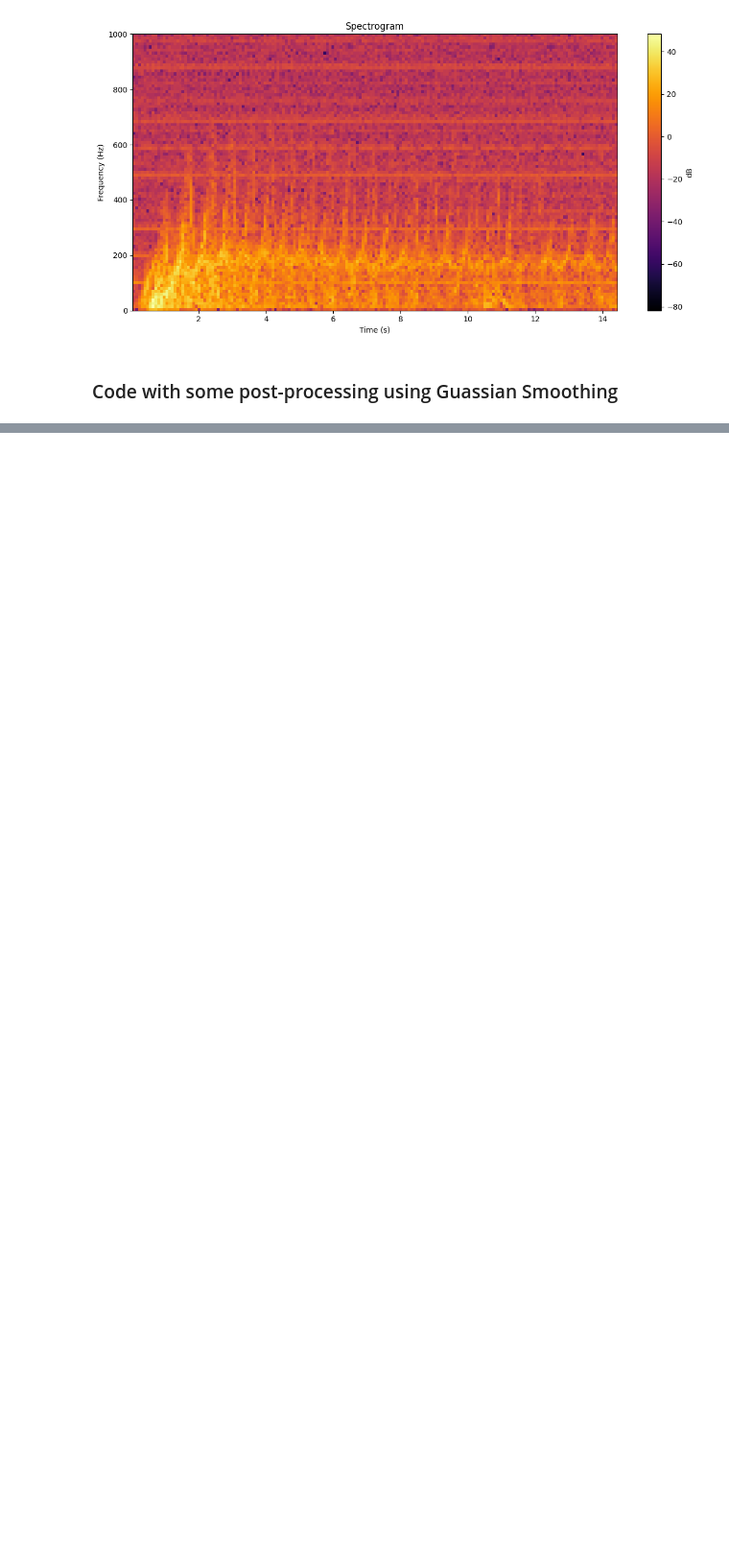
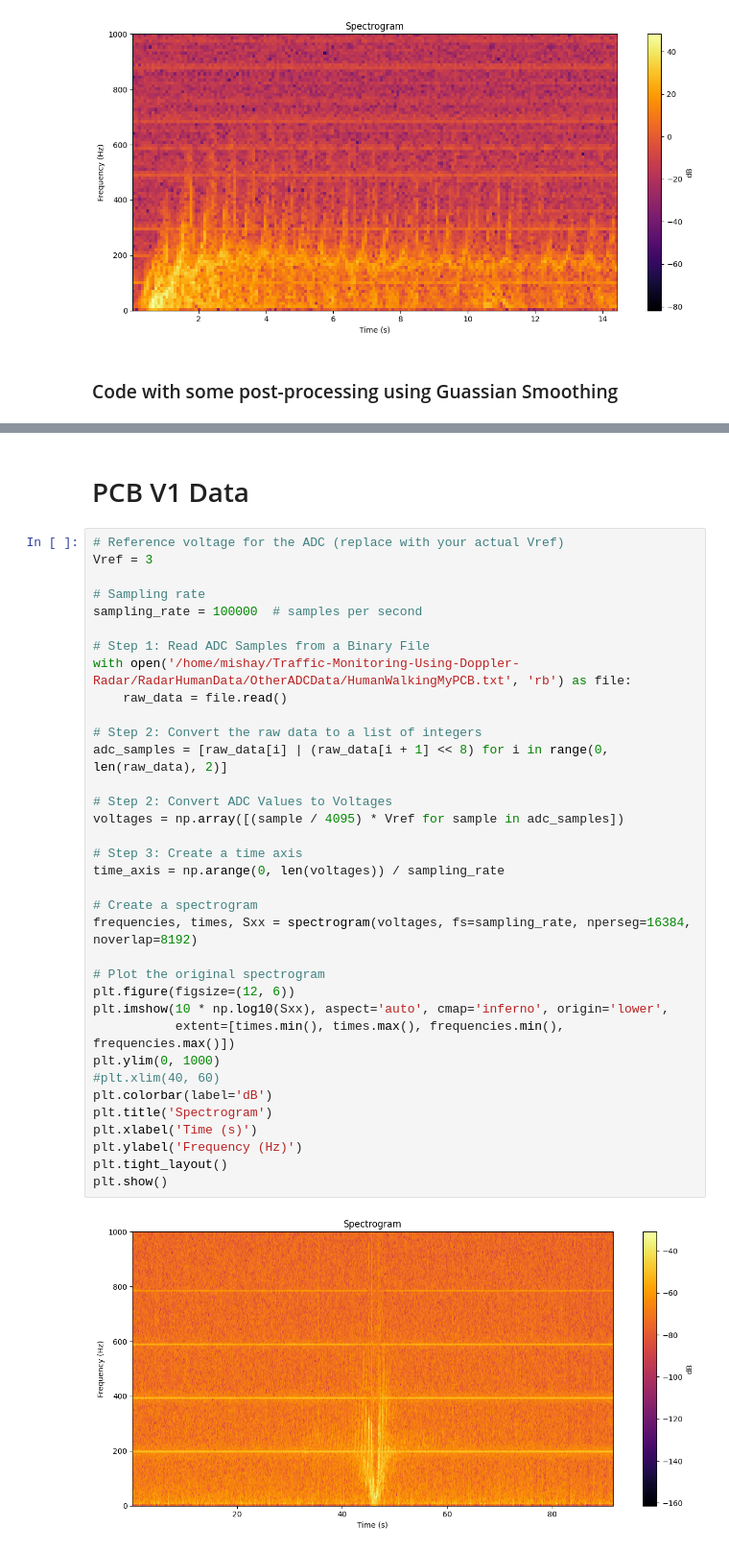
Before and after one commit to MishayNaidoo/Traffic-Monitoring-Using-Doppler-Radar, a Jupyter notebook: RadarHumanData/SpectrogramPlotter.ipynb, the cells around one changed output, grey strips where cells are left out. Shown at 96% size. Cells and saved outputs as stored; diff of their text form; blank space fills up the shorter version.

```diff
--- a/RadarHumanData/SpectrogramPlotter.ipynb
+++ b/RadarHumanData/SpectrogramPlotter.ipynb
@@ -75,0 +152,39 @@ plt.show()
+# %% [markdown]
+# PCB V1 Data
+# %%
+# Reference voltage for the ADC (replace with your actual Vref)
+Vref = 3
+
+# Sampling rate
+sampling_rate = 100000  # samples per second
+
+# Step 1: Read ADC Samples from a Binary File
+with open('/home/mishay/Traffic-Monitoring-Using-Doppler-Radar/RadarHumanData/OtherADCData/HumanWalkingMyPCB.txt', 'rb') as file:
+    raw_data = file.read()
+
+# Step 2: Convert the raw data to a list of integers
+adc_samples = [raw_data[i] | (raw_data[i + 1] << 8) for i in range(0, len(raw_data), 2)]
+
+# Step 2: Convert ADC Values to Voltages
+voltages = np.array([(sample / 4095) * Vref for sample in adc_samples])
+
+# Step 3: Create a time axis
+time_axis = np.arange(0, len(voltages)) / sampling_rate
+
+# Create a spectrogram
+frequencies, times, Sxx = spectrogram(voltages, fs=sampling_rate, nperseg=16384, noverlap=8192)
+
+# Plot the original spectrogram
+plt.figure(figsize=(12, 6))
+plt.imshow(10 * np.log10(Sxx), aspect='auto', cmap='inferno', origin='lower',
+           extent=[times.min(), times.max(), frequencies.min(), frequencies.max()])
+plt.ylim(0, 1000)
+#plt.xlim(40, 60)
+plt.colorbar(label='dB')
+plt.title('Spectrogram')
+plt.xlabel('Time (s)')
+plt.ylabel('Frequency (Hz)')
+plt.tight_layout()
+plt.show()
+# %% [output]
+[figure, added]
```
Also changed, not shown: parts of 8 cells of this notebook, 2 other files.
